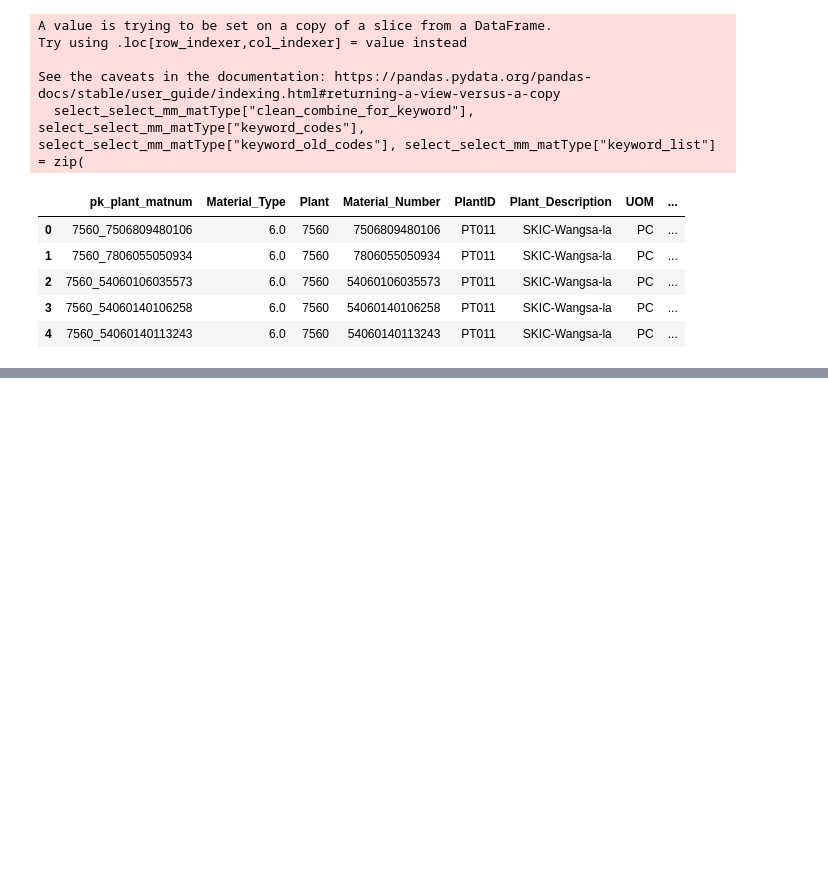
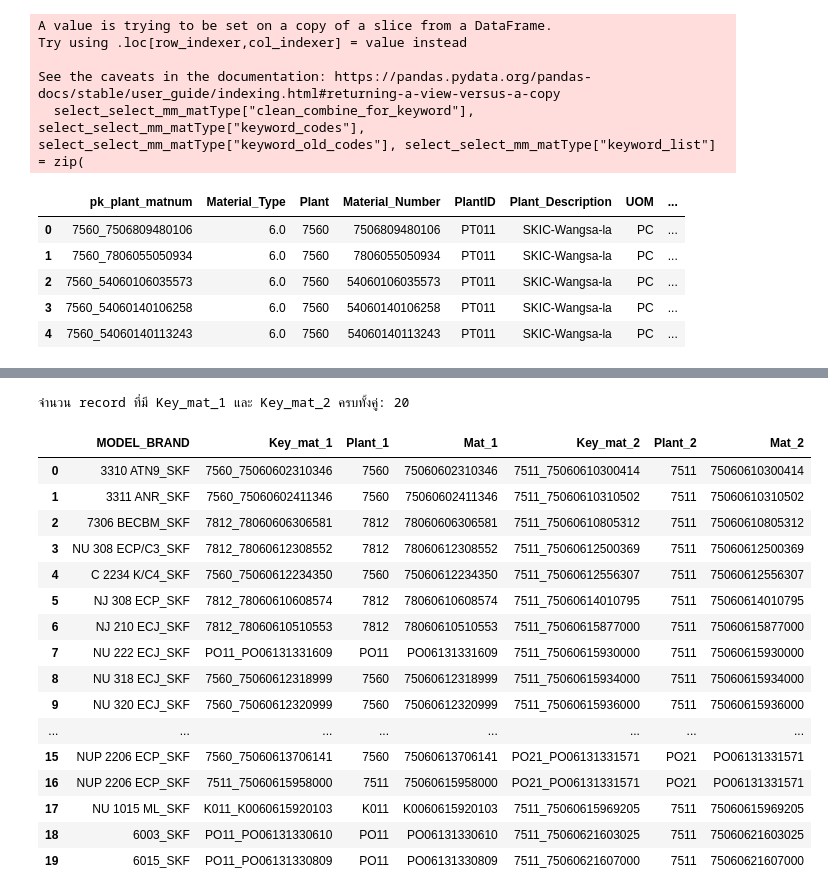
Before and after one commit to puripatuscg/Spare-part-Deduplicate, a Jupyter notebook: test.ipynb, the cells around one changed output, grey strips where cells are left out. Cells and saved outputs as stored; diff of their text form; code cells hidden in the pictures; blank space fills up the shorter version.

Commit message:
add sample_size (answer 34 value)

```diff
--- a/test.ipynb
+++ b/test.ipynb
@@ -994,3 +994,7 @@ select_select_mm_matType[
     index=False,
     encoding="utf-8-sig"
 )
+# %%
+edges = pd.read_csv("edges.csv")
+sample20 = edges.head(20)
+sample20.head()
@@ -996,0 +1008,37 @@ select_select_mm_matType[
+# %%
+# สร้าง set ของ key เพื่อให้เช็กได้เร็ว
+valid_keys = set(select_select_mm_matType["pk_plant_matnum"])
+
+# สร้าง mask ว่า record ไหนผ่านเงื่อนไข (ต้องมีทั้งคู่)
+mask = (
+    sample20["Key_mat_1"].isin(valid_keys) &
+    sample20["Key_mat_2"].isin(valid_keys)
+)
+
+# นับจำนวน record ที่ผ่าน
+count_valid_records = mask.sum()
+
+print("จำนวน record ที่มี Key_mat_1 และ Key_mat_2 ครบทั้งคู่:", count_valid_records)
+# %% [output]
+จำนวน record ที่มี Key_mat_1 และ Key_mat_2 ครบทั้งคู่: 20
+# %%
+valid_records = sample20[mask]
+valid_records
+# %% [output]
+|  | MODEL_BRAND | Key_mat_1 | Plant_1 | Mat_1 | Key_mat_2 | Plant_2 | Mat_2 |
+| 0 | 3310 ATN9_SKF | 7560_75060602310346 | 7560 | 75060602310346 | 7511_75060610300414 | 7511 | 75060610300414 |
+| 1 | 3311 ANR_SKF | 7560_75060602411346 | 7560 | 75060602411346 | 7511_75060610310502 | 7511 | 75060610310502 |
+| 2 | 7306 BECBM_SKF | 7812_78060606306581 | 7812 | 78060606306581 | 7511_75060610805312 | 7511 | 75060610805312 |
+| 3 | NU 308 ECP/C3_SKF | 7812_78060612308552 | 7812 | 78060612308552 | 7511_75060612500369 | 7511 | 75060612500369 |
+| 4 | C 2234 K/C4_SKF | 7560_75060612234350 | 7560 | 75060612234350 | 7511_75060612556307 | 7511 | 75060612556307 |
+| 5 | NJ 308 ECP_SKF | 7812_78060610608574 | 7812 | 78060610608574 | 7511_75060614010795 | 7511 | 75060614010795 |
+| 6 | NJ 210 ECJ_SKF | 7812_78060610510553 | 7812 | 78060610510553 | 7511_75060615877000 | 7511 | 75060615877000 |
+| 7 | NU 222 ECJ_SKF | PO11_PO06131331609 | PO11 | PO06131331609 | 7511_75060615930000 | 7511 | 75060615930000 |
+| 8 | NU 318 ECJ_SKF | 7560_75060612318999 | 7560 | 75060612318999 | 7511_75060615934000 | 7511 | 75060615934000 |
+| 9 | NU 320 ECJ_SKF | 7560_75060612320999 | 7560 | 75060612320999 | 7511_75060615936000 | 7511 | 75060615936000 |
+| ... | ... | ... | ... | ... | ... | ... | ... |
+| 15 | NUP 2206 ECP_SKF | 7560_75060613706141 | 7560 | 75060613706141 | PO21_PO06131331571 | PO21 | PO06131331571 |
+| 16 | NUP 2206 ECP_SKF | 7511_75060615958000 | 7511 | 75060615958000 | PO21_PO06131331571 | PO21 | PO06131331571 |
+| 17 | NU 1015 ML_SKF | K011_K0060615920103 | K011 | K0060615920103 | 7511_75060615969205 | 7511 | 75060615969205 |
+| 18 | 6003_SKF | PO11_PO06131330610 | PO11 | PO06131330610 | 7511_75060621603025 | 7511 | 75060621603025 |
+| 19 | 6015_SKF | PO11_PO06131330809 | PO11 | PO06131330809 | 7511_75060621607000 | 7511 | 75060621607000 |
```
Also changed, not shown: parts of 4 cells of this notebook.
